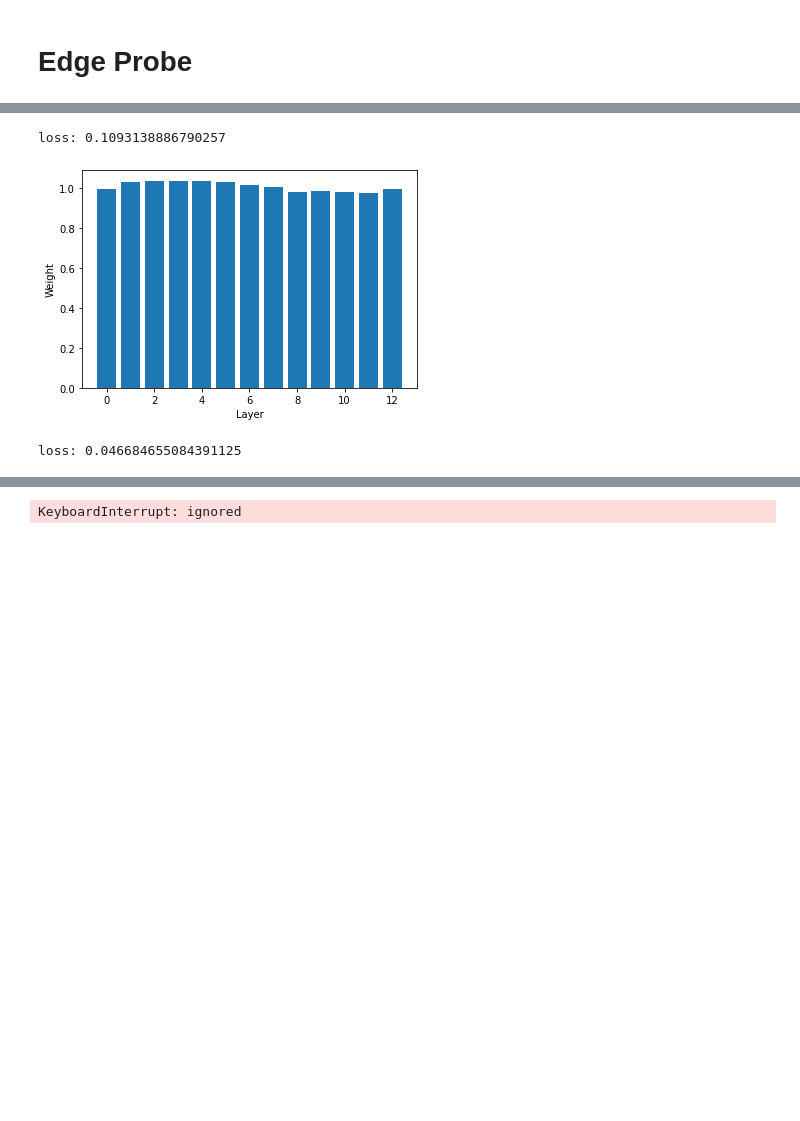
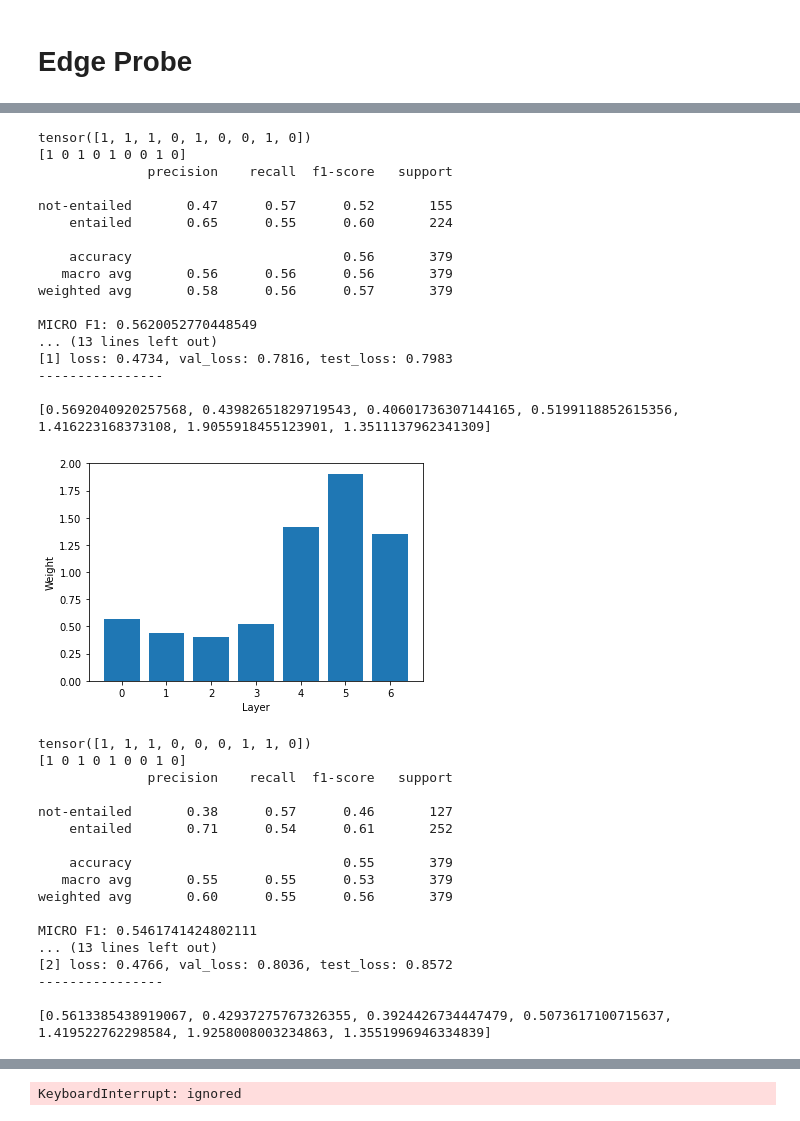
Before and after one commit to mohsenfayyaz/edge-probe, a Jupyter notebook: Edge_Probing_Full.ipynb, the cells around one changed output, grey strips where cells are left out. Saved outputs shown, nothing was run; the diff lists cells and outputs as text; code cells hidden in the pictures; blank space fills up the shorter version.

Commit message:
Show Better Descriptions While Training

```diff
--- a/Edge_Probing_Full.ipynb
+++ b/Edge_Probing_Full.ipynb
@@ -115,7 +134,7 @@ class Dataset_handler:
             self.json_to_dataset('./edge-probing-datasets/data/dpr_data/dev.json', data_type="dev")
             self.json_to_dataset('./edge-probing-datasets/data/dpr_data/test.json', data_type="test")
         elif dataset_info.dataset_name == "ud":
-            frac = 0.01
+            frac = 1
             self.json_to_dataset('./edge-probing-datasets/data/ud_data/en_ewt-ud-train.json', data_type="train", fraction = frac)
             self.json_to_dataset('./edge-probing-datasets/data/ud_data/en_ewt-ud-dev.json', data_type="dev", fraction = frac)
             self.json_to_dataset('./edge-probing-datasets/data/ud_data/en_ewt-ud-test.json', data_type="test", fraction = frac)
@@ -149,10 +168,13 @@ class Dataset_handler:
         for idx, l in enumerate(self.labels_list):
             self.label_to_index[l] = idx
         tokenized_one_hot_dataset = dataset.map(tokenize_and_one_hot,
-                                      fn_kwargs={"label_to_index": self.label_to_index,
-                                                 "labels_len": len(self.label_to_index)},
-                                      batched=False,
-                                      num_proc=None)
+                                                fn_kwargs={"label_to_index": self.label_to_index,
+                                                           "labels_len": len(self.label_to_index),
+                                                           "tokenizer": tokenizer,
+                                                           "one_hot_func": Utils.one_hot
+                                                           },
+                                                batched=False,
+                                                num_proc=None)
         return tokenized_one_hot_dataset
 
     # Private:
@@ -170,21 +192,25 @@ class Dataset_handler:
 
 def tokenize_and_one_hot(examples, **fn_kwargs):
     # tokenize and align spans
-    tokenized_inputs = tokenizer(examples["text"])
+    thread_tokenizer = fn_kwargs["tokenizer"]
+    one_hot_func = fn_kwargs["one_hot_func"]
+    tokenized_inputs = thread_tokenizer(examples["text"])
     # tokenized_inputs = tokenizer(examples["text"], truncation=True, is_split_into_words=True, padding="max_length", max_length=210)
     word_ids = tokenized_inputs.word_ids()
     tokenized_inputs["span1"] = [0, 0]
     tokenized_inputs["span2"] = [0, 0]
     tokenized_inputs["span1"][0] = word_ids.index(examples["span1"][0])  # First occurance
-    tokenized_inputs["span1"][1] = len(word_ids) - 1 - word_ids[::-1].index(examples["span1"][1] - 1) + 1  # Last occurance (+1 for open range)
+    tokenized_inputs["span1"][1] = len(word_ids) - 1 - word_ids[::-1].index(
+        examples["span1"][1] - 1) + 1  # Last occurance (+1 for open range)
     tokenized_inputs["span2"][0] = word_ids.index(examples["span2"][0])  # First occurance
-    tokenized_inputs["span2"][1] = len(word_ids) - 1 - word_ids[::-1].index(examples["span2"][1] - 1) + 1# Last occurance
+    tokenized_inputs["span2"][1] = len(word_ids) - 1 - word_ids[::-1].index(
+        examples["span2"][1] - 1) + 1  # Last occurance
     tokenized_inputs["span1_len"] = tokenized_inputs["span1"][1] - tokenized_inputs["span1"][0]
     tokenized_inputs["span2_len"] = tokenized_inputs["span2"][1] - tokenized_inputs["span2"][0]
     # One hot
     label_to_index = fn_kwargs["label_to_index"]
     labels_len = fn_kwargs["labels_len"]
-    tokenized_inputs["one_hot_label"] = Utils.one_hot(label_to_index[examples["label"]], labels_len)
+    tokenized_inputs["one_hot_label"] = one_hot_func(label_to_index[examples["label"]], labels_len)
     return tokenized_inputs
 # %%
 my_dataset_handler = Dataset_handler(my_dataset_info);
@@ -266,6 +292,8 @@ class MaxSpanRepr(SpanRepr, nn.Module):
         input:
             spans: [batch_size, layers, span_max_len, proj_dim/embedding_dim] ~ [32, 13, 4, 256]
             attention_mask: [batch_size, span_max_len] ~ [32, 4]
+        return:
+            [32, 13, 256]
         """
         # TODO: Vectorize this
         for i in range(len(attention_mask)):
@@ -573 +664,5 @@ class Edge_probe_trainer:
         return span_repr
+# %%
+my_edge_probe_trainer = None
+edge_probe_model_checkpoint = None
+gc.collect()
@@ -574,3 +671,10 @@ class Edge_probe_trainer:
 # %%
-my_edge_probe_trainer = Edge_probe_trainer(model, my_dataset_handler, device=DEVICE)
+try:
+    edge_probe_model_checkpoint = my_edge_probe_trainer.edge_probe_model
+except:
+    edge_probe_model_checkpoint = None
+my_edge_probe_trainer = Edge_probe_trainer(model,
+                                           my_dataset_handler,
+                                           device=DEVICE,
+                                           edge_probe_model_checkpoint=edge_probe_model_checkpoint)
 # %% [output]
@@ -586,3 +711,3 @@ my_edge_probe_trainer = Edge_probe_trainer(model, my_dataset_handler, device=DEV
 # %%
-my_edge_probe_trainer.train(batch_size = 16, epochs=10)
+my_edge_probe_trainer.train(batch_size = 16, epochs=30)
 # %% [output]
@@ -591,3 +732,35 @@ my_edge_probe_trainer.train(batch_size = 16, epochs=10)
-loss: 0.1093138886790257
+tensor([1, 1, 1, 0, 1, 0, 0, 1, 0])
+[1 0 1 0 1 0 0 1 0]
+              precision    recall  f1-score   support
+
+not-entailed       0.47      0.57      0.52       155
+    entailed       0.65      0.55      0.60       224
+
+    accuracy                           0.56       379
+   macro avg       0.56      0.56      0.56       379
+weighted avg       0.58      0.56      0.57       379
+
+MICRO F1: 0.5620052770448549
+... (13 lines left out)
+[1] loss: 0.4734, val_loss: 0.7816, test_loss: 0.7983
+----------------
+
+[0.5692040920257568, 0.43982651829719543, 0.40601736307144165, 0.5199118852615356, 1.416223168373108, 1.9055918455123901, 1.3511137962341309]
-[figure, old version]
+[figure, new version]
-loss: 0.046684655084391125
+tensor([1, 1, 1, 0, 0, 0, 1, 1, 0])
+[1 0 1 0 1 0 0 1 0]
+              precision    recall  f1-score   support
+
+not-entailed       0.38      0.57      0.46       127
+    entailed       0.71      0.54      0.61       252
+
+    accuracy                           0.55       379
+   macro avg       0.55      0.55      0.53       379
+weighted avg       0.60      0.55      0.56       379
+
+MICRO F1: 0.5461741424802111
+... (13 lines left out)
+[2] loss: 0.4766, val_loss: 0.8036, test_loss: 0.8572
+----------------
+
+[0.5613385438919067, 0.42937275767326355, 0.3924426734447479, 0.5073617100715637, 1.419522762298584, 1.9258008003234863, 1.3551996946334839]
```
Also changed, not shown: parts of 15 cells of this notebook.
